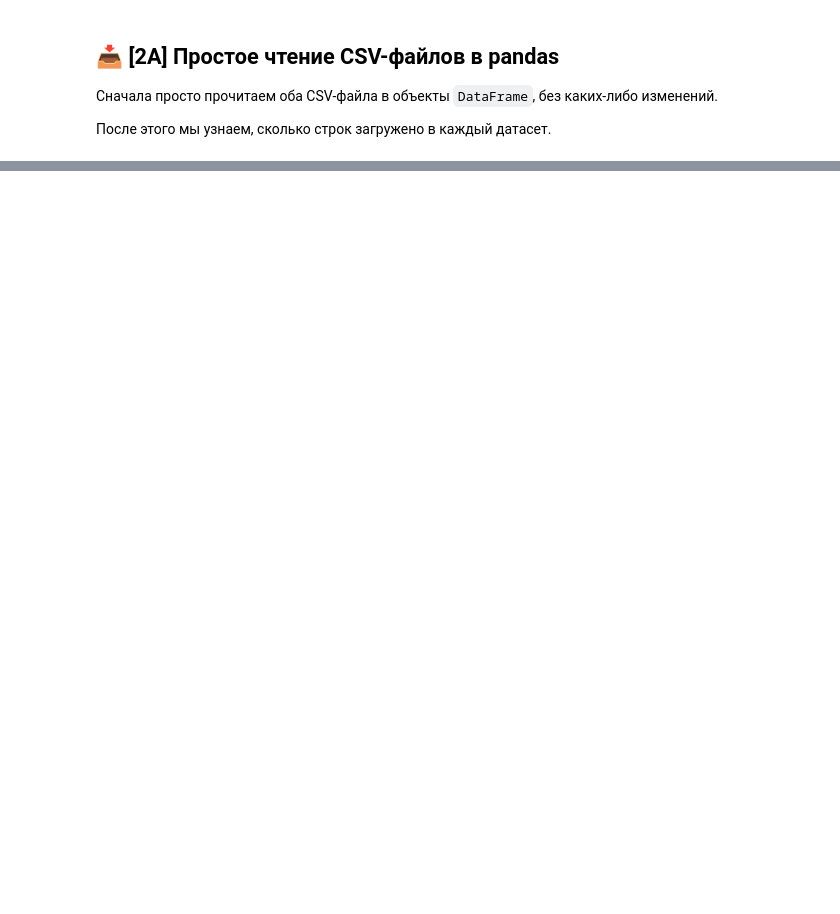
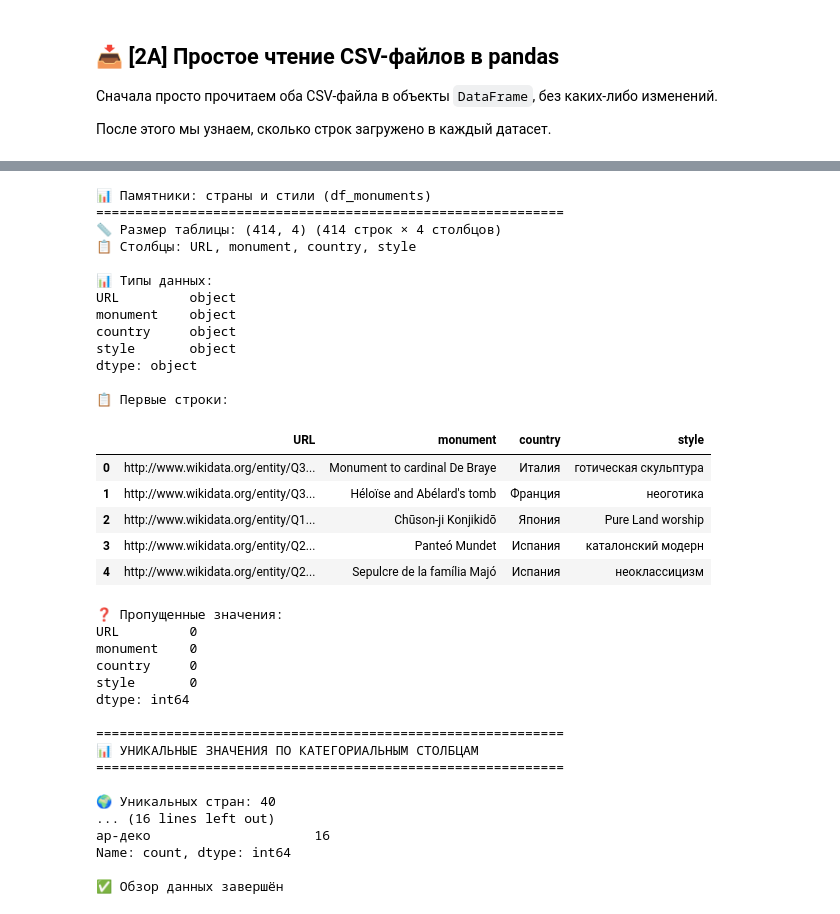
Before and after one commit to dasha3000/python-ai-Evdokimova-Daria, a Jupyter notebook: notebooks/week2b_read_csv.ipynb, the cells around one changed output, grey strips where cells are left out. Drawn from its saved outputs; the diff is of its cells as text; code cells hidden in the pictures; blank space fills up the shorter version.

```diff
--- a/notebooks/week2b_read_csv.ipynb
+++ b/notebooks/week2b_read_csv.ipynb
@@ -242,0 +168,72 @@ Name: publicationYear, dtype: float64
+# %%
+# 🔍 Шаг 3. Обзор данных
+
+def show_info(df, name, n=5):
+    """Краткий обзор DataFrame: имя, размер, список столбцов и первые строки."""
+    print(f"\n📊 {name}")
+    print("=" * 60)
+    print("📏 Размер таблицы:", df.shape, f"({df.shape[0]} строк × {df.shape[1]} столбцов)")
+    print("📋 Столбцы:", ", ".join(df.columns))
+    print("\n📊 Типы данных:")
+    print(df.dtypes)
+    print("\n📋 Первые строки:")
+    display(df.head(n))
+
+    # Дополнительно: информация о пропусках
+    print("\n❓ Пропущенные значения:")
+    print(df.isnull().sum())
+
+# 🔍 Вызов функции для df_monuments
+show_info(df_monuments, "Памятники: страны и стили (df_monuments)")
+
+# 📊 Дополнительная статистика по категориальным столбцам
+print("\n" + "=" * 60)
+print("📊 УНИКАЛЬНЫЕ ЗНАЧЕНИЯ ПО КАТЕГОРИАЛЬНЫМ СТОЛБЦАМ")
+print("=" * 60)
+
+print(f"\n🌍 Уникальных стран: {df_monuments['country'].nunique()}")
+print("Топ-5 стран по количеству памятников:")
+print(df_monuments['country'].value_counts().head())
+
+print(f"\n🎨 Уникальных стилей: {df_monuments['style'].nunique()}")
+print("Топ-5 стилей по количеству памятников:")
+print(df_monuments['style'].value_counts().head())
+
+print("\n✅ Обзор данных завершён")
+# %% [output]
+📊 Памятники: страны и стили (df_monuments)
+============================================================
+📏 Размер таблицы: (414, 4) (414 строк × 4 столбцов)
+📋 Столбцы: URL, monument, country, style
+
+📊 Типы данных:
+URL         object
+monument    object
+country     object
+style       object
+dtype: object
+
+📋 Первые строки:
+|  | URL | monument | country | style |
+| 0 | http://www.wikidata.org/entity/Q3... | Monument to cardinal De Braye | Италия | готическая скульптура |
+| 1 | http://www.wikidata.org/entity/Q3... | Héloïse and Abélard's tomb | Франция | неоготика |
+| 2 | http://www.wikidata.org/entity/Q1... | Chūson-ji Konjikidō | Япония | Pure Land worship |
+| 3 | http://www.wikidata.org/entity/Q2... | Panteó Mundet | Испания | каталонский модерн |
+| 4 | http://www.wikidata.org/entity/Q2... | Sepulcre de la família Majó | Испания | неоклассицизм |
+❓ Пропущенные значения:
+URL         0
+monument    0
+country     0
+style       0
+dtype: int64
+
+============================================================
+📊 УНИКАЛЬНЫЕ ЗНАЧЕНИЯ ПО КАТЕГОРИАЛЬНЫМ СТОЛБЦАМ
+============================================================
+
+🌍 Уникальных стран: 40
+... (16 lines left out)
+ар-деко                     16
+Name: count, dtype: int64
+
+✅ Обзор данных завершён
```
Also changed, not shown: parts of 16 cells of this notebook.
